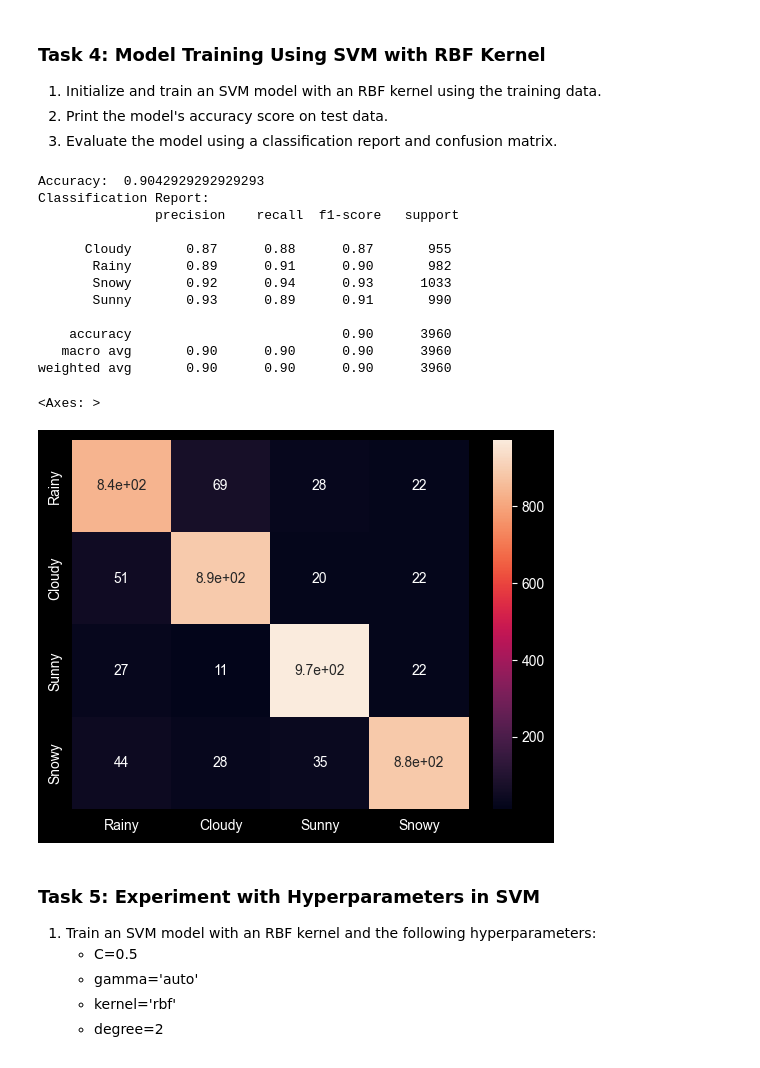
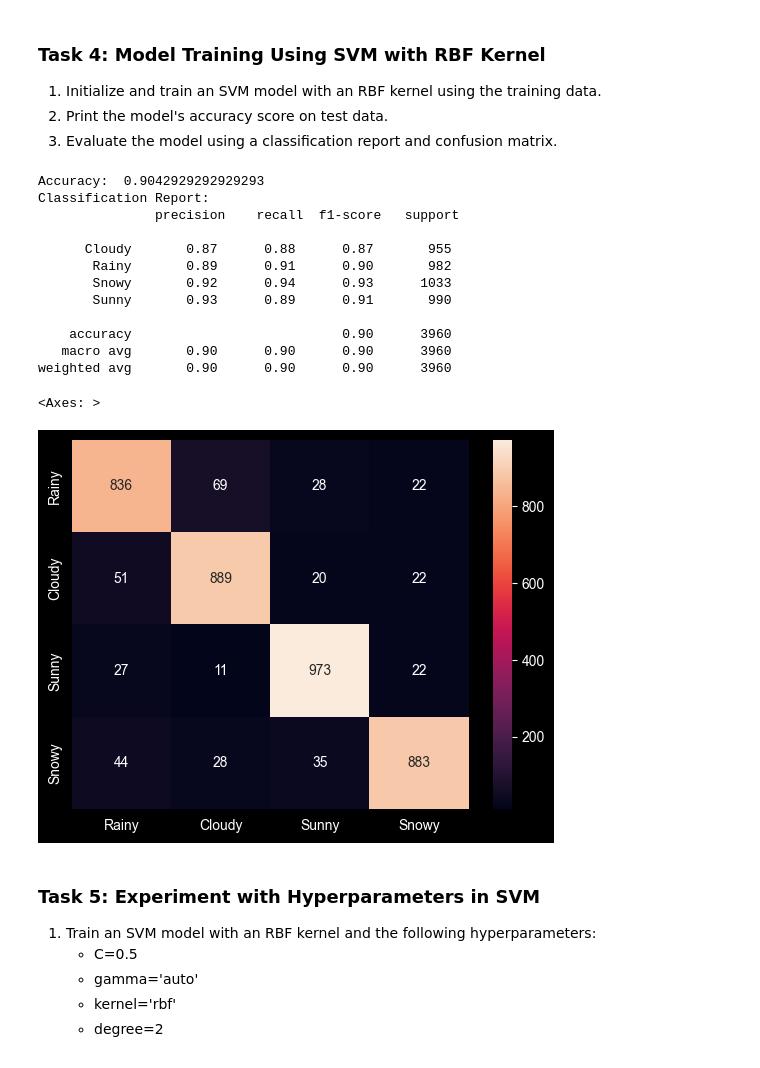
Before and after one commit to minhaz74692/AI-ML-Basics, a Jupyter notebook: Supervised_ML/Classification-Logistic/Support_Vector_Machine(SVM)/ML_Classification_Exercise3/assignment.ipynb, the cells around one changed output. Drawn from its saved outputs; the diff is of its cells as text; code cells hidden in the pictures.

```diff
--- a/Supervised_ML/Classification-Logistic/Support_Vector_Machine(SVM)/ML_Classification_Exercise3/assignment.ipynb
+++ b/Supervised_ML/Classification-Logistic/Support_Vector_Machine(SVM)/ML_Classification_Exercise3/assignment.ipynb
@@ -206,35 +206,35 @@ model_rbf.fit(X_train, y_train)
 # Step 2: Print accuracy score
 score = model_rbf.score(X_test, y_test)
 print("Accuracy: ", score)
 
 y_pred = model_rbf.predict(X_test)
 
 
 
 # Step 3: Evaluate the model
 
 #classification report
 cr = classification_report(y_test, y_pred)
 print("Classification Report:\n" , cr)
 
 #confusion matrix
 cm = confusion_matrix(y_test, y_pred)
-sns.heatmap(cm, annot=True, xticklabels=target_names, yticklabels=target_names)
+sns.heatmap(cm, annot=True, xticklabels=target_names, yticklabels=target_names, fmt="g")
 # %% [output]
 Accuracy:  0.9042929292929293
 Classification Report:
                precision    recall  f1-score   support
 
       Cloudy       0.87      0.88      0.87       955
        Rainy       0.89      0.91      0.90       982
        Snowy       0.92      0.94      0.93      1033
        Sunny       0.93      0.89      0.91       990
 
     accuracy                           0.90      3960
    macro avg       0.90      0.90      0.90      3960
 weighted avg       0.90      0.90      0.90      3960
 <Axes: >
-[figure, old version]
+[figure, new version]
 # %% [markdown]
 ### Task 5: Experiment with Hyperparameters in SVM
 
```
Also changed, not shown: parts of 3 cells of this notebook, 3 other files.
